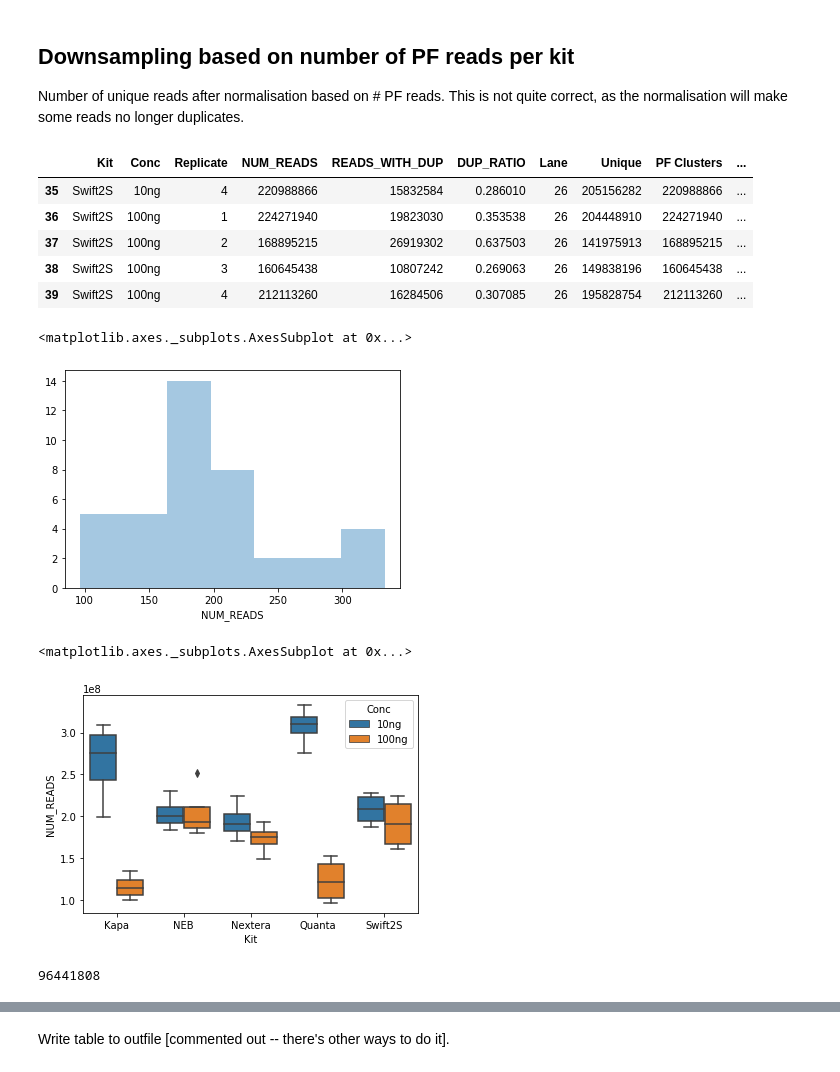
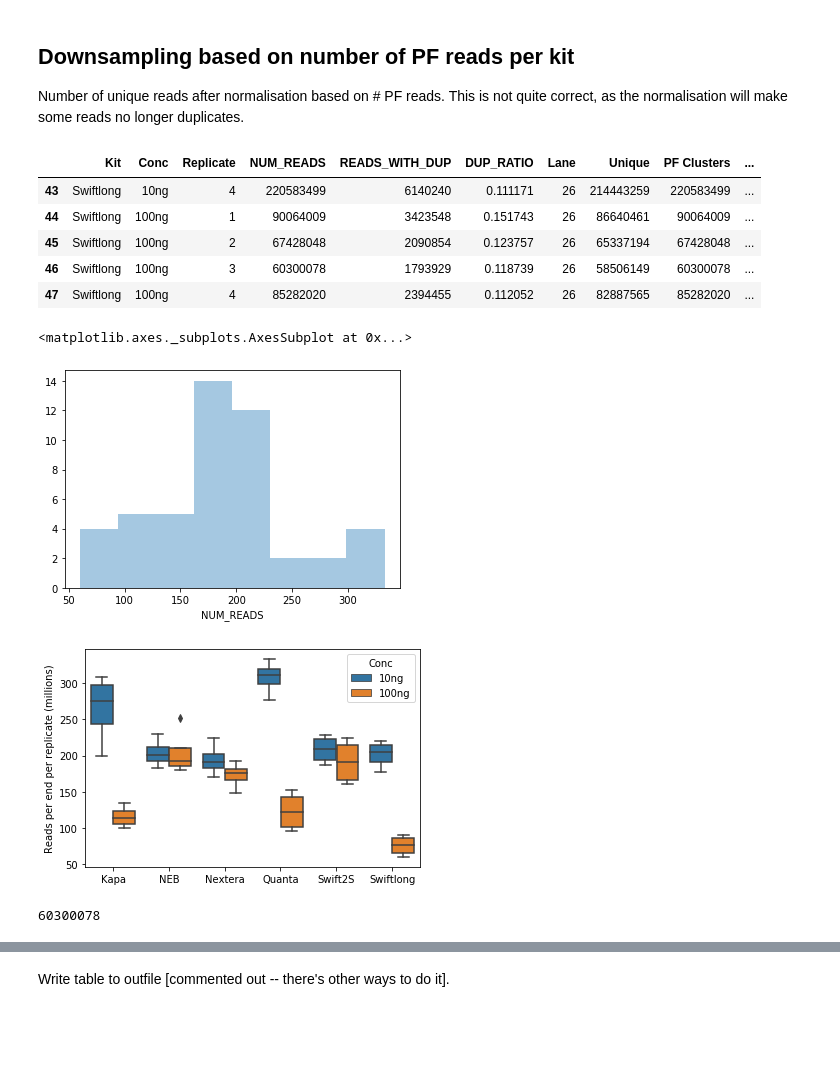
Before and after one commit to fa2k/comparison, a Jupyter notebook: 01_data_qc/Sequencing_data_quality.ipynb, the cells around one changed output, grey strips where cells are left out. Saved outputs shown, nothing was run; the diff lists cells and outputs as text; code cells hidden in the pictures; blank space fills up the shorter version.

Commit message:
Write out sum read count plot

```diff
--- a/01_data_qc/Sequencing_data_quality.ipynb
+++ b/01_data_qc/Sequencing_data_quality.ipynb
@@ -18,7 +18,7 @@ Include long libraries or not.
 
 **CAVEAT: The parameter below doesn't affect all figures and tables. This notebook uses several input sources -- fastdup and bcl2fastq stats -- and we only filter the merged data frame called "data".**
 # %%
-INCLUDE_SWIFT_LONG_LIBS = False
+INCLUDE_SWIFT_LONG_LIBS = True
 # %%
 # Plotting utility function used everywhere
 def savefig(name, main=True):
@@ -201,25 +203,27 @@ merged_lane_data['SampleName'] = merged_lane_data.Kit.str.cat(
 merged_lane_data.tail()
 # %% [output]
 |  | Kit | Conc | Replicate | NUM_READS | READS_WITH_DUP | DUP_RATIO | Lane | Unique | PF Clusters | ... |
-| 35 | Swift2S | 10ng | 4 | 220988866 | 15832584 | 0.286010 | 26 | 205156282 | 220988866 | ... |
-| 36 | Swift2S | 100ng | 1 | 224271940 | 19823030 | 0.353538 | 26 | 204448910 | 224271940 | ... |
-| 37 | Swift2S | 100ng | 2 | 168895215 | 26919302 | 0.637503 | 26 | 141975913 | 168895215 | ... |
-| 38 | Swift2S | 100ng | 3 | 160645438 | 10807242 | 0.269063 | 26 | 149838196 | 160645438 | ... |
-| 39 | Swift2S | 100ng | 4 | 212113260 | 16284506 | 0.307085 | 26 | 195828754 | 212113260 | ... |
+| 43 | Swiftlong | 10ng | 4 | 220583499 | 6140240 | 0.111171 | 26 | 214443259 | 220583499 | ... |
+| 44 | Swiftlong | 100ng | 1 | 90064009 | 3423548 | 0.151743 | 26 | 86640461 | 90064009 | ... |
+| 45 | Swiftlong | 100ng | 2 | 67428048 | 2090854 | 0.123757 | 26 | 65337194 | 67428048 | ... |
+| 46 | Swiftlong | 100ng | 3 | 60300078 | 1793929 | 0.118739 | 26 | 58506149 | 60300078 | ... |
+| 47 | Swiftlong | 100ng | 4 | 85282020 | 2394455 | 0.112052 | 26 | 82887565 | 85282020 | ... |
 # %%
 sns.distplot(merged_lane_data.NUM_READS / 1e6, kde=False)
 # %% [output]
 <matplotlib.axes._subplots.AxesSubplot at 0x...>
-[figure, old version]
+[figure, new version]
 # %%
-sns.boxplot(data=merged_lane_data, x='Kit', y='NUM_READS', hue='Conc')
+sns.boxplot(data=merged_lane_data, x='Kit', y=merged_lane_data.NUM_READS/ 1e6, hue='Conc')
+plt.ylabel("Reads per end per replicate (millions)")
+plt.xlabel("")
+savefig("seq_reads_per_sample")
 # %% [output]
-<matplotlib.axes._subplots.AxesSubplot at 0x...>
-[figure, old version]
+[figure, new version]
 # %%
 merged_lane_data.NUM_READS.min()
 # %% [output]
-96441808
+60300078
 # %%
 merged_lane_data['ReadFactor'] = 90e6 / merged_lane_data.NUM_READS
 merged_lane_data['ReadFactorCap'] = np.minimum(90e6 / merged_lane_data.NUM_READS, 1.0)
```
Also changed, not shown: parts of 14 cells of this notebook.
